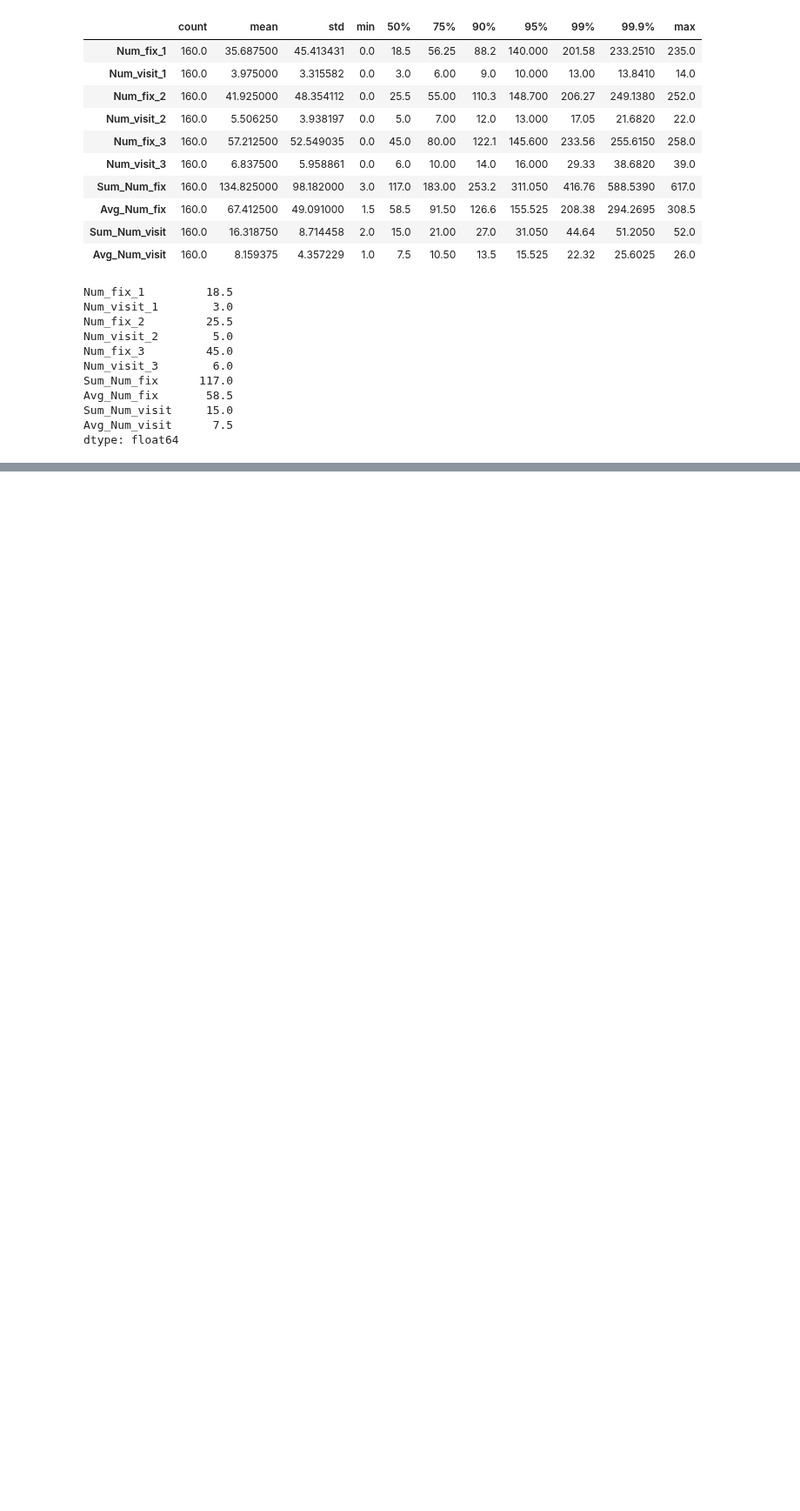
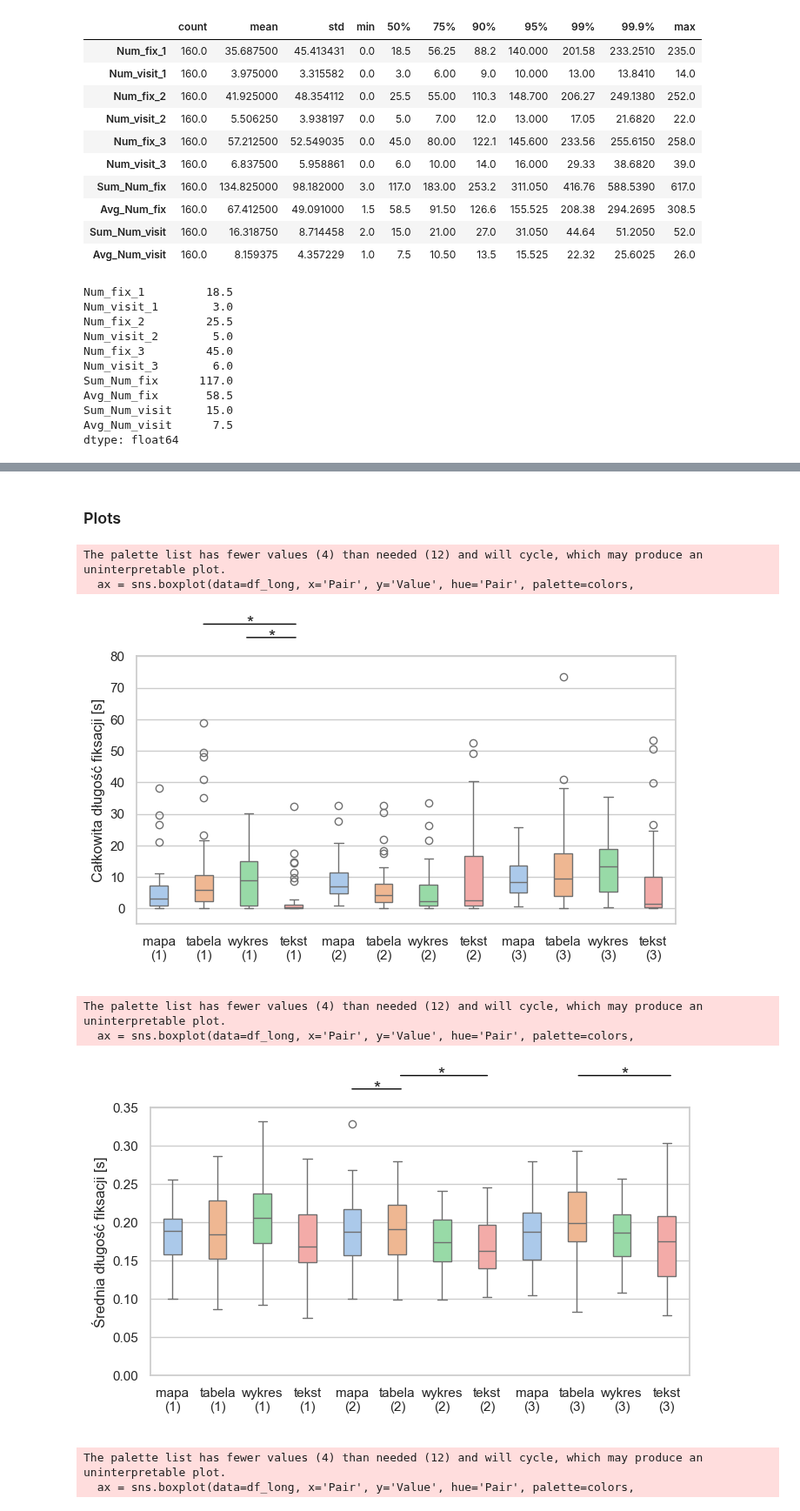
Before and after one commit to MartaSolarz/Master_thesis, a Jupyter notebook: statistical_tests/redundance/8_mapa_tabela_tekst_wykres.ipynb, the cells around one changed output, grey strips where cells are left out. Shown at 87% size. Cells and saved outputs as stored; diff of their text form; code cells hidden in the pictures; blank space fills up the shorter version.

```diff
--- a/statistical_tests/redundance/8_mapa_tabela_tekst_wykres.ipynb
+++ b/statistical_tests/redundance/8_mapa_tabela_tekst_wykres.ipynb
@@ -374,0 +366,2 @@ Wizyty: istotne statystycznie:
+# %% [markdown]
+### Plots
@@ -374,0 +516,13 @@ Wizyty: istotne statystycznie:
+# %%
+plots(df, 'Total', 'fix', -5, 80, 'Całkowita długość fiksacji [s]', tt1=True, wtxt1=True)
+plots(df, 'Avg', 'fix', 0, 0.35, 'Średnia długość fiksacji [s]', mtab2=True, tt2=True, tt3=True)
+plots(df, 'Num', 'fix', -10, 300, 'Liczba fiksacji', tt1=True, wtxt1=True)
+# %% [output]
+The palette list has fewer values (4) than needed (12) and will cycle, which may produce an uninterpretable plot.
+  ax = sns.boxplot(data=df_long, x='Pair', y='Value', hue='Pair', palette=colors,
+[figure, added]
+The palette list has fewer values (4) than needed (12) and will cycle, which may produce an uninterpretable plot.
+  ax = sns.boxplot(data=df_long, x='Pair', y='Value', hue='Pair', palette=colors,
+[figure, added]
+The palette list has fewer values (4) than needed (12) and will cycle, which may produce an uninterpretable plot.
+  ax = sns.boxplot(data=df_long, x='Pair', y='Value', hue='Pair', palette=colors,
```
Also changed, not shown: parts of 22 cells of this notebook, 1 other file.
